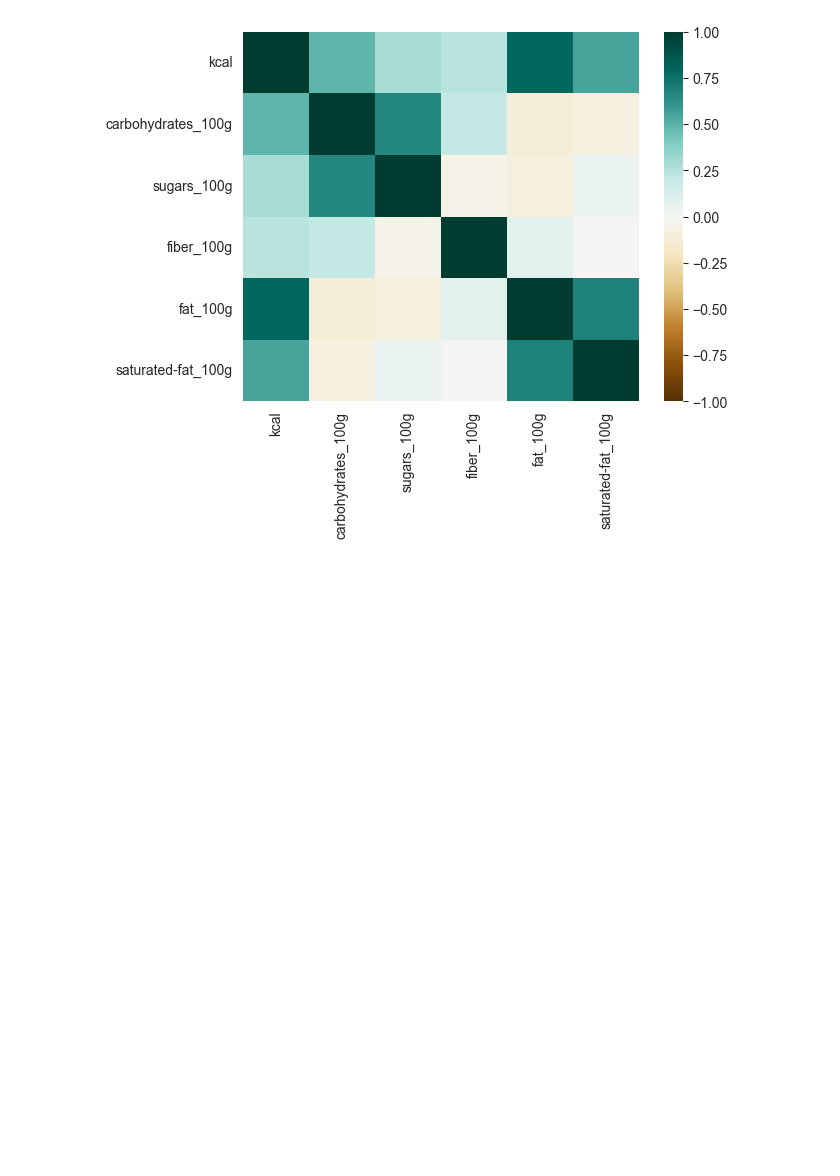
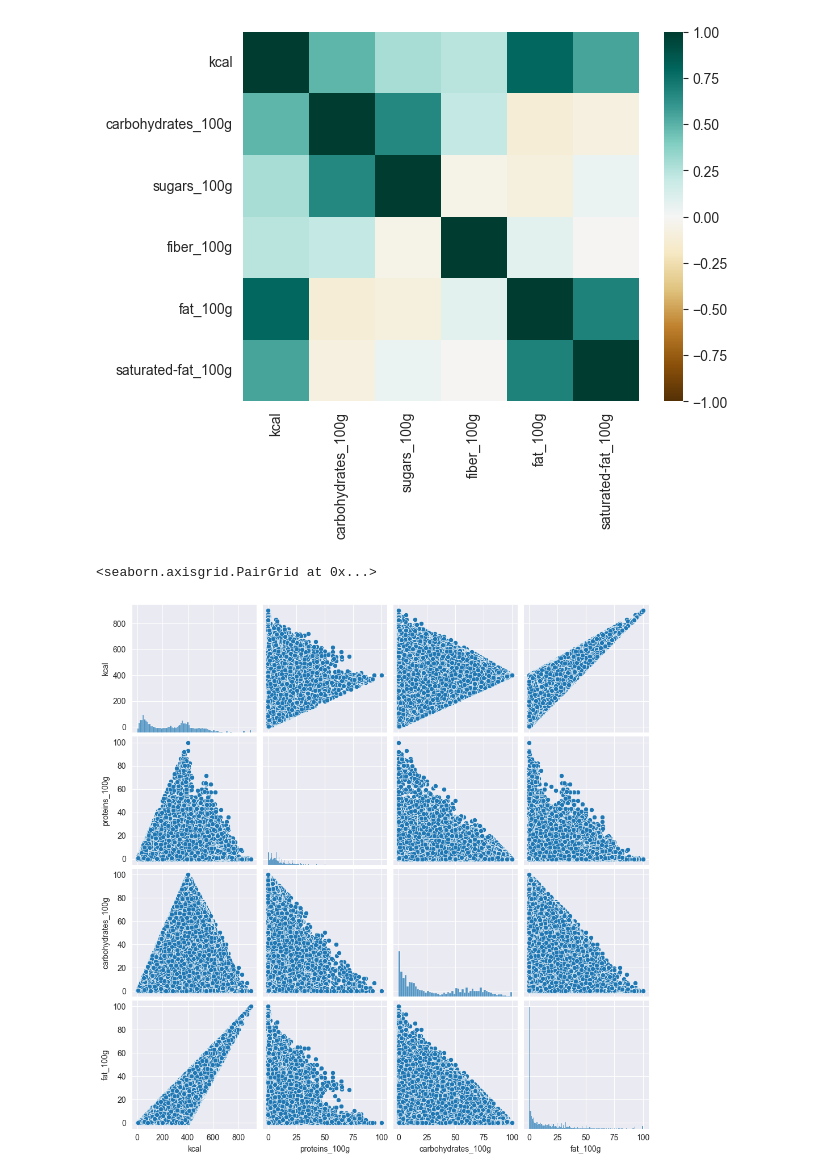
Before and after one commit to BinaryLost/machine_learning_projects, a Jupyter notebook: projet_2/nettoyage_openfood.ipynb, the cells around one changed output. Drawn from its saved outputs; the diff is of its cells as text; code cells hidden in the pictures; blank space fills up the shorter version.

Commit message:
ajout pairplot

```diff
--- a/projet_2/nettoyage_openfood.ipynb
+++ b/projet_2/nettoyage_openfood.ipynb
@@ -437,3 +437,8 @@ sns.heatmap(data[variables_quant].corr(), vmin=-1, vmax=1, cmap="BrBG")
 # %% [output]
 <AxesSubplot: >
 [figure]
+# %%
+sns.pairplot(data[["kcal","proteins_100g","carbohydrates_100g","fat_100g"]])
+# %% [output]
+<seaborn.axisgrid.PairGrid at 0x...>
+[figure, added]
```
Also changed, not shown: parts of 1 cell of this notebook.
